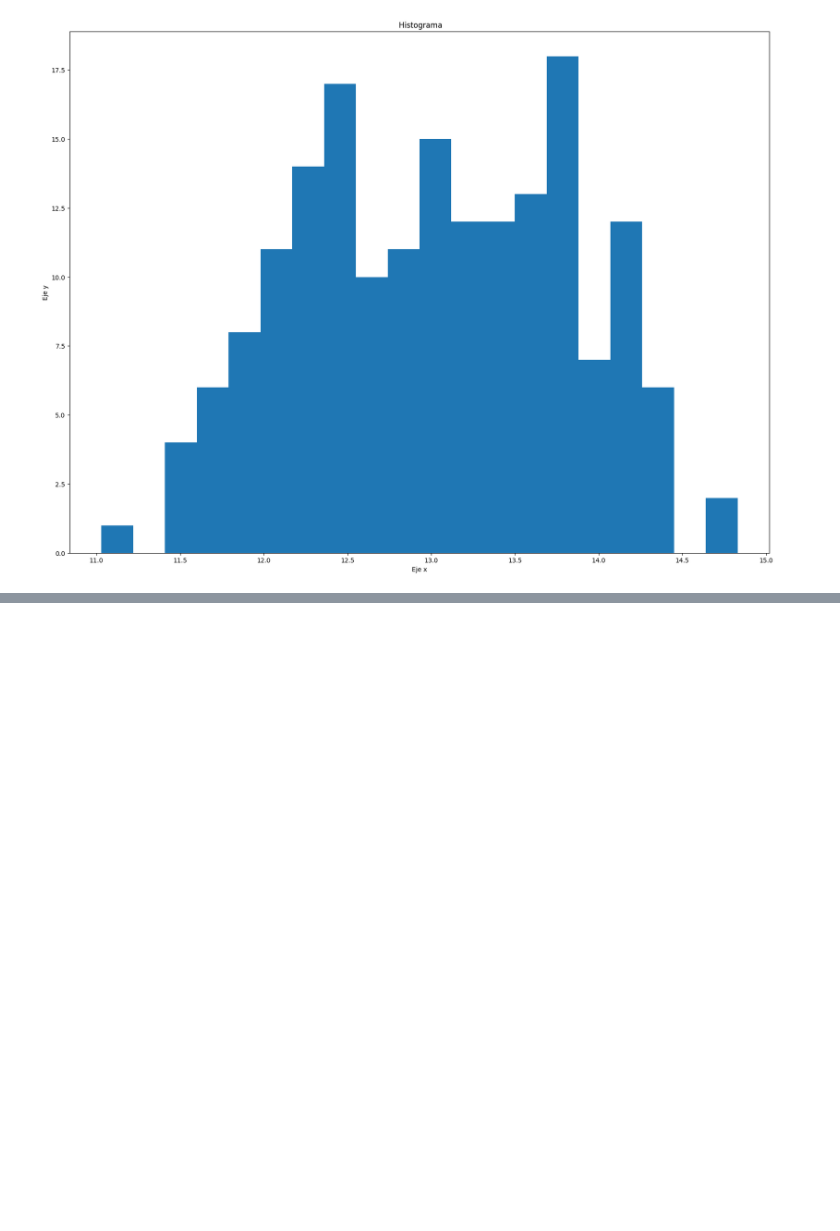
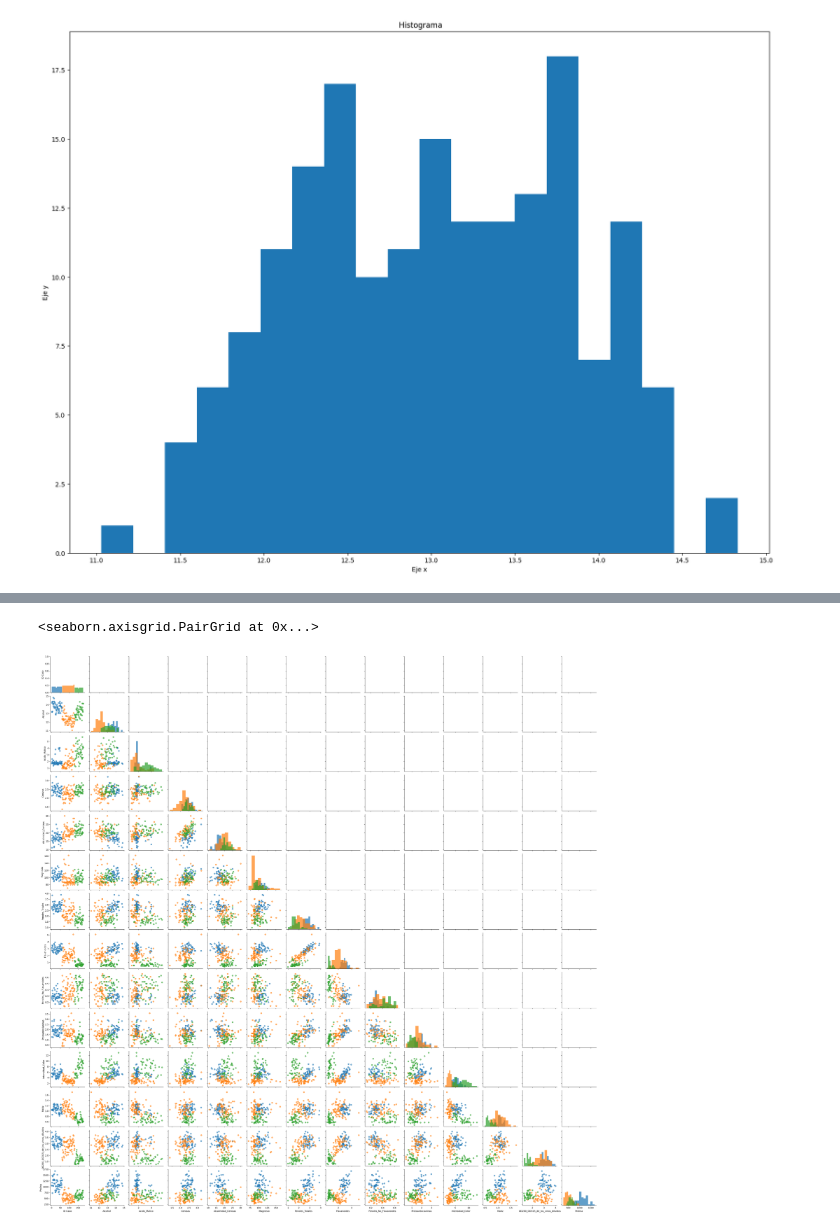
Before and after one commit to laurapinto2/TALLER_TAREA, a Jupyter notebook: TAREA.ipynb, the cells around one changed output, grey strips where cells are left out. Saved outputs shown, nothing was run; the diff lists cells and outputs as text; code cells hidden in the pictures; blank space fills up the shorter version.

```diff
--- a/TAREA.ipynb
+++ b/TAREA.ipynb
@@ -268,0 +295,8 @@ plt.show()
+# %%
+#COMPARANDO CADA VARIABLE
+g=sns.PairGrid(df,hue="Clase_Vino")
+g.map_lower(plt.scatter,alpha=0.6)
+g.map_diag(plt.hist,alpha=0.7)
+# %% [output]
+<seaborn.axisgrid.PairGrid at 0x...>
+[figure, added]
```
Also changed, not shown: parts of 20 cells of this notebook.
